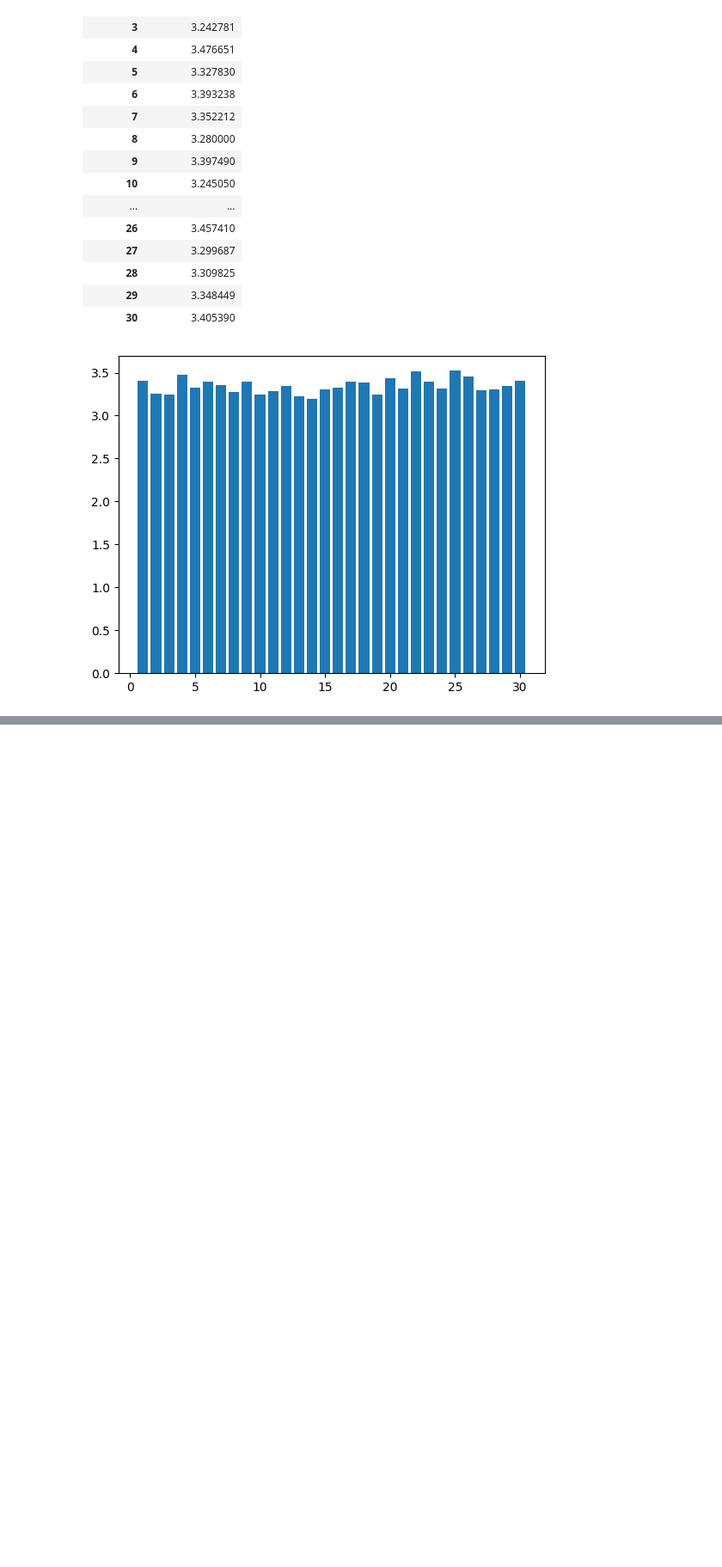
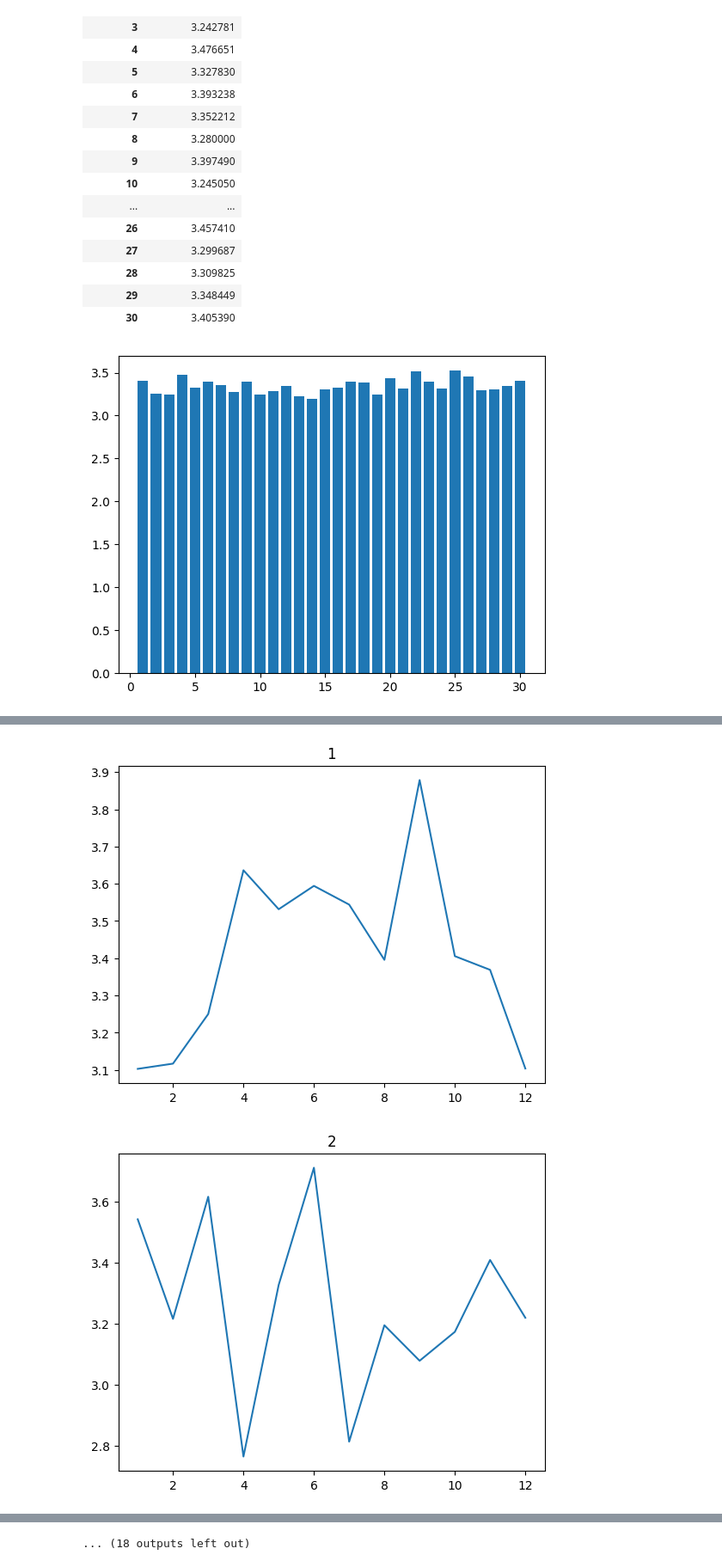
Before and after one commit to yoshimathur/adp_data_cap, a Jupyter notebook: yash_y_book.ipynb, the cells around one changed output, grey strips where cells are left out. Shown at 86% size. Cells and saved outputs as stored; diff of their text form; code cells hidden in the pictures; blank space fills up the shorter version.

```diff
--- a/yash_y_book.ipynb
+++ b/yash_y_book.ipynb
@@ -49,0 +54,8 @@ average_utilization('BenefitID', usage)
+# %%
+for BenefitID in df_list:
+    plt.plot(BenefitID['data'])
+    plt.title(BenefitID['BenefitID'])
+    plt.show()
+# %% [output]
+[figure, added]
+[figure, added]
@@ -49,0 +72 @@ average_utilization('BenefitID', usage)
+... (18 outputs left out)
```
Also changed, not shown: parts of 6 cells of this notebook, 2 other files.
